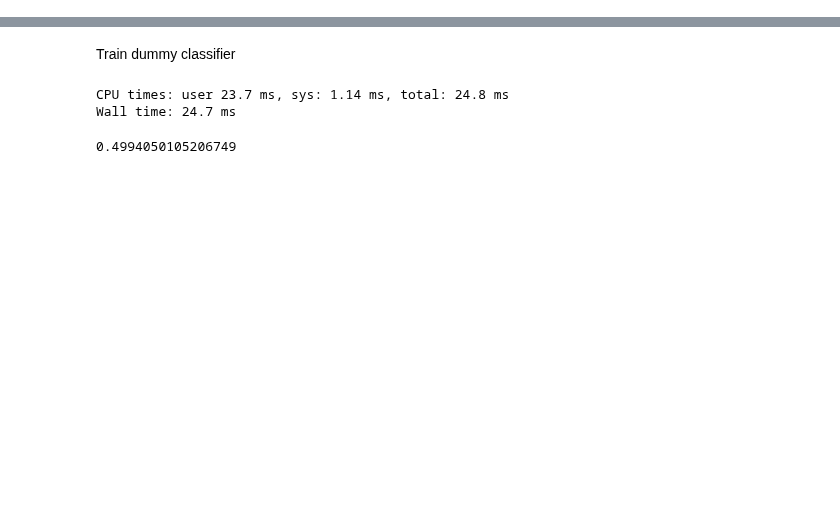
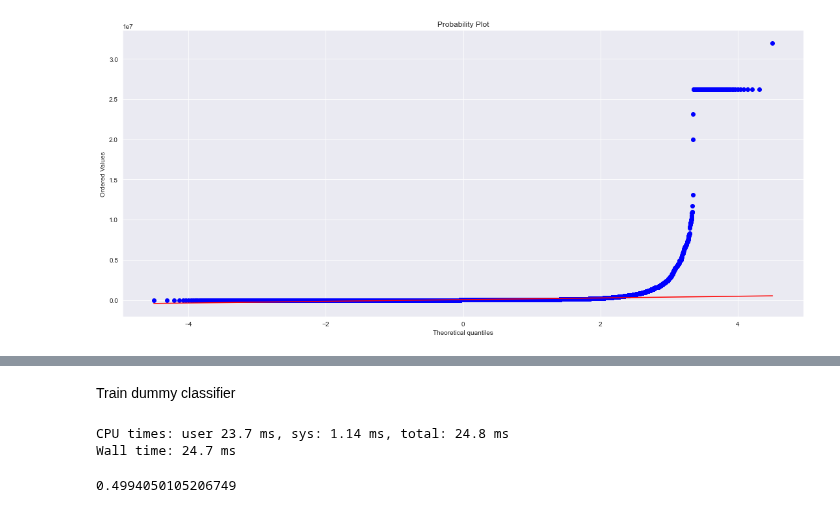
Before and after one commit to wolfrieder/http-response-classifier, a Jupyter notebook: notebooks/modeling.ipynb, the cells around one changed output, grey strips where cells are left out. Drawn from its saved outputs; the diff is of its cells as text; code cells hidden in the pictures; blank space fills up the shorter version.

```diff
--- a/notebooks/modeling.ipynb
+++ b/notebooks/modeling.ipynb
@@ -9,0 +34,3 @@ import seaborn as sns
+# %%
+train_data = train_data.iloc[:, 4:]
+test_data = test_data.iloc[:, 4:]
@@ -9,0 +39,10 @@ import seaborn as sns
+# %%
+a = train_data[train_data['content-length'].notnull()]['content-length'].to_numpy().astype(np.int64)
+# %%
+fig2 = plt.figure(figsize=(30, 7))
+ax3 = fig2.add_subplot(1, 2, 1)
+probplot(a, dist='norm', plot=ax3)
+fig2.tight_layout()
+plt.show()
+# %% [output]
+[figure, added]
```
Also changed, not shown: parts of 105 cells of this notebook, 5 other files.
